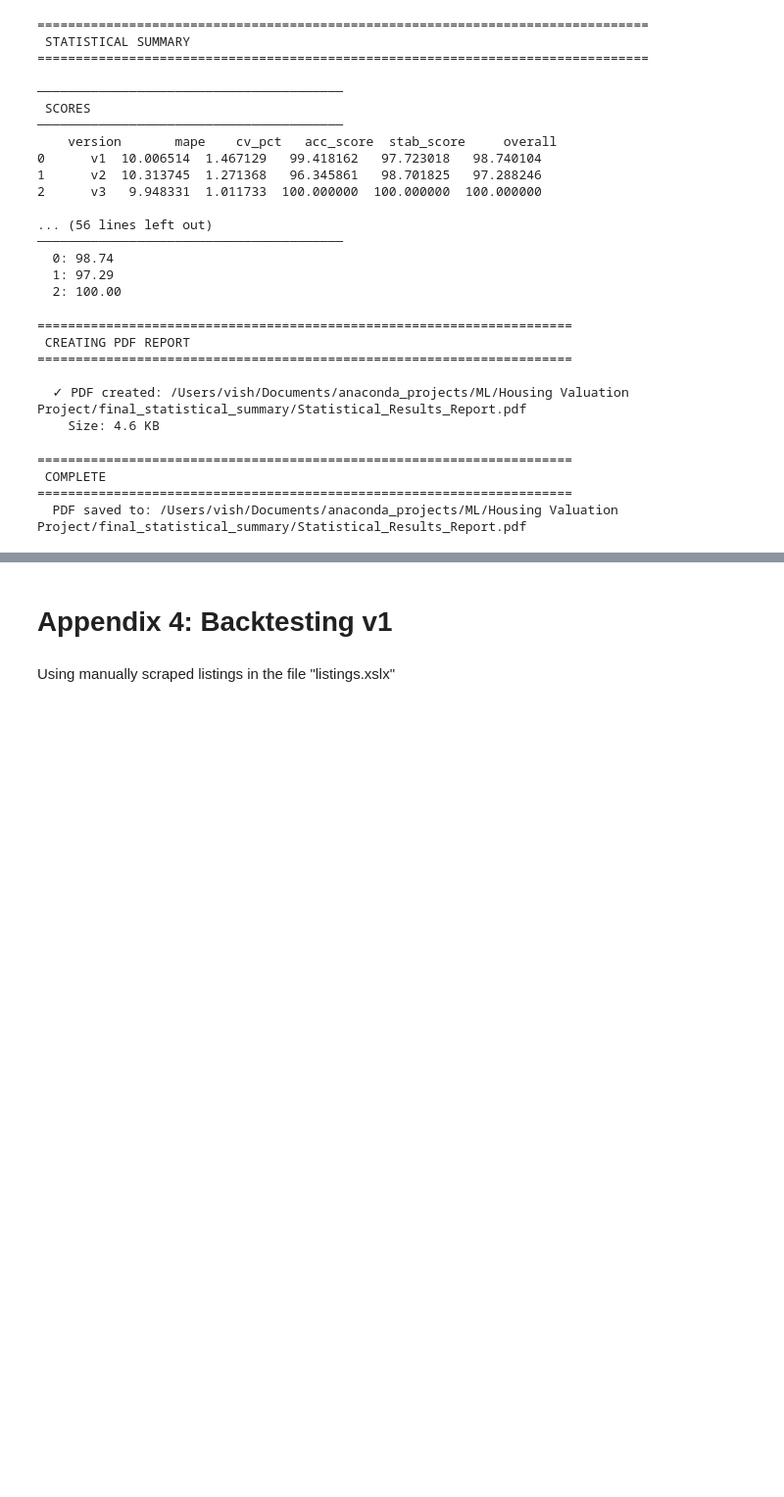
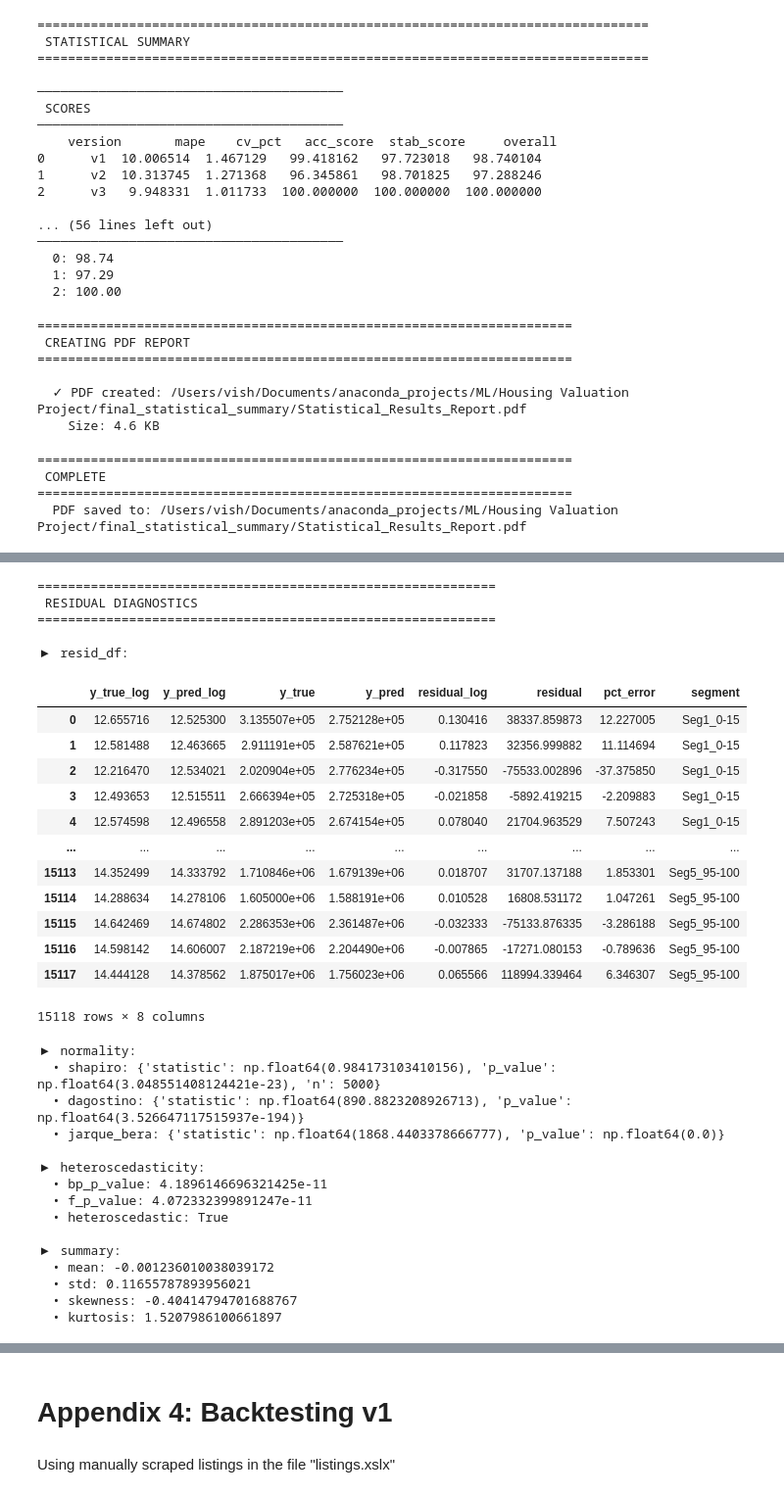
Before and after one commit to vishruth-d/property-companion, a Jupyter notebook: notebooks/PropertyCompanion.ipynb, the cells around one changed output, grey strips where cells are left out. Shown at 98% size. Saved outputs shown, nothing was run; the diff lists cells and outputs as text; code cells hidden in the pictures; blank space fills up the shorter version.

```diff
--- a/notebooks/PropertyCompanion.ipynb
+++ b/notebooks/PropertyCompanion.ipynb
@@ -60,7 +60,7 @@ Clean the UK Price Paid Data below + have added a small code block that deletes
 # %%
 # CHANGING MODEL VERSION IS THE MOST IMPORTANT STEP AS IT WILL PRODUCE A MODEL WITH THE COMPLEXITY YOU CHOOSE IT TO
 CONFIG = {
-    'model_version': 'v2',  # Options: 'v1', 'v2', 'v3'
+    'model_version': 'v3',  # Options: 'v1', 'v2', 'v3'
 
     # General settings
     'random_state': 42,
@@ -12261,0 +12514,36 @@ print(f"  PDF saved to: {pdf_path}")
+# %%
+display_result(all_results['residual_diagnostics'], "Residual Diagnostics")
+# %% [output]
+============================================================
+ RESIDUAL DIAGNOSTICS
+============================================================
+
+▶ resid_df:
+|  | y_true_log | y_pred_log | y_true | y_pred | residual_log | residual | pct_error | segment |
+| 0 | 12.655716 | 12.525300 | 3.135507e+05 | 2.752128e+05 | 0.130416 | 38337.859873 | 12.227005 | Seg1_0-15 |
+| 1 | 12.581488 | 12.463665 | 2.911191e+05 | 2.587621e+05 | 0.117823 | 32356.999882 | 11.114694 | Seg1_0-15 |
+| 2 | 12.216470 | 12.534021 | 2.020904e+05 | 2.776234e+05 | -0.317550 | -75533.002896 | -37.375850 | Seg1_0-15 |
+| 3 | 12.493653 | 12.515511 | 2.666394e+05 | 2.725318e+05 | -0.021858 | -5892.419215 | -2.209883 | Seg1_0-15 |
+| 4 | 12.574598 | 12.496558 | 2.891203e+05 | 2.674154e+05 | 0.078040 | 21704.963529 | 7.507243 | Seg1_0-15 |
+| ... | ... | ... | ... | ... | ... | ... | ... | ... |
+| 15113 | 14.352499 | 14.333792 | 1.710846e+06 | 1.679139e+06 | 0.018707 | 31707.137188 | 1.853301 | Seg5_95-100 |
+| 15114 | 14.288634 | 14.278106 | 1.605000e+06 | 1.588191e+06 | 0.010528 | 16808.531172 | 1.047261 | Seg5_95-100 |
+| 15115 | 14.642469 | 14.674802 | 2.286353e+06 | 2.361487e+06 | -0.032333 | -75133.876335 | -3.286188 | Seg5_95-100 |
+| 15116 | 14.598142 | 14.606007 | 2.187219e+06 | 2.204490e+06 | -0.007865 | -17271.080153 | -0.789636 | Seg5_95-100 |
+| 15117 | 14.444128 | 14.378562 | 1.875017e+06 | 1.756023e+06 | 0.065566 | 118994.339464 | 6.346307 | Seg5_95-100 |
+15118 rows × 8 columns
+▶ normality:
+  • shapiro: {'statistic': np.float64(0.984173103410156), 'p_value': np.float64(3.048551408124421e-23), 'n': 5000}
+  • dagostino: {'statistic': np.float64(890.8823208926713), 'p_value': np.float64(3.526647117515937e-194)}
+  • jarque_bera: {'statistic': np.float64(1868.4403378666777), 'p_value': np.float64(0.0)}
+
+▶ heteroscedasticity:
+  • bp_p_value: 4.1896146696321425e-11
+  • f_p_value: 4.072332399891247e-11
+  • heteroscedastic: True
+
+▶ summary:
+  • mean: -0.001236010038039172
+  • std: 0.11655787893956021
+  • skewness: -0.40414794701688767
+  • kurtosis: 1.5207986100661897
```
Also changed, not shown: parts of 19 cells of this notebook.
